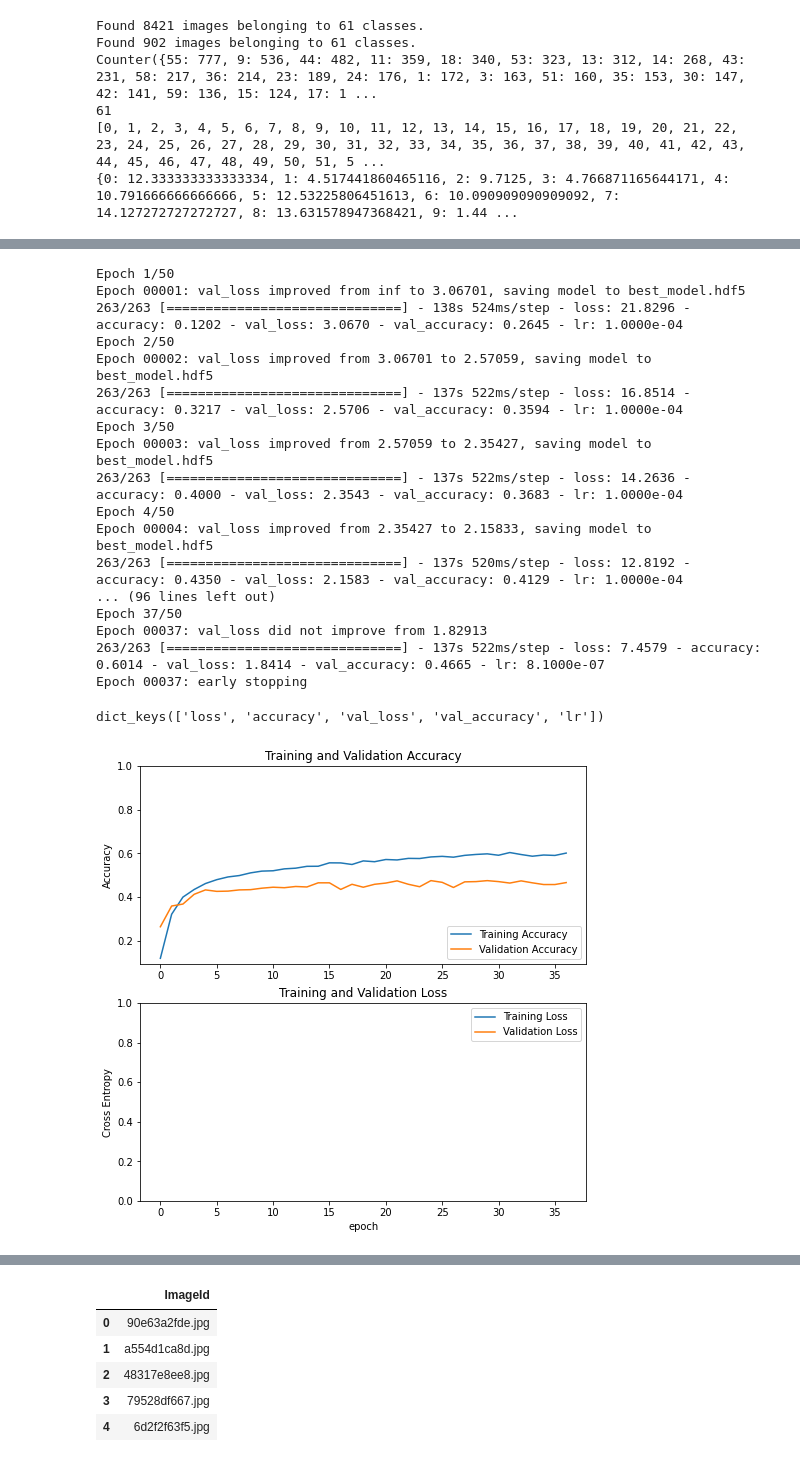
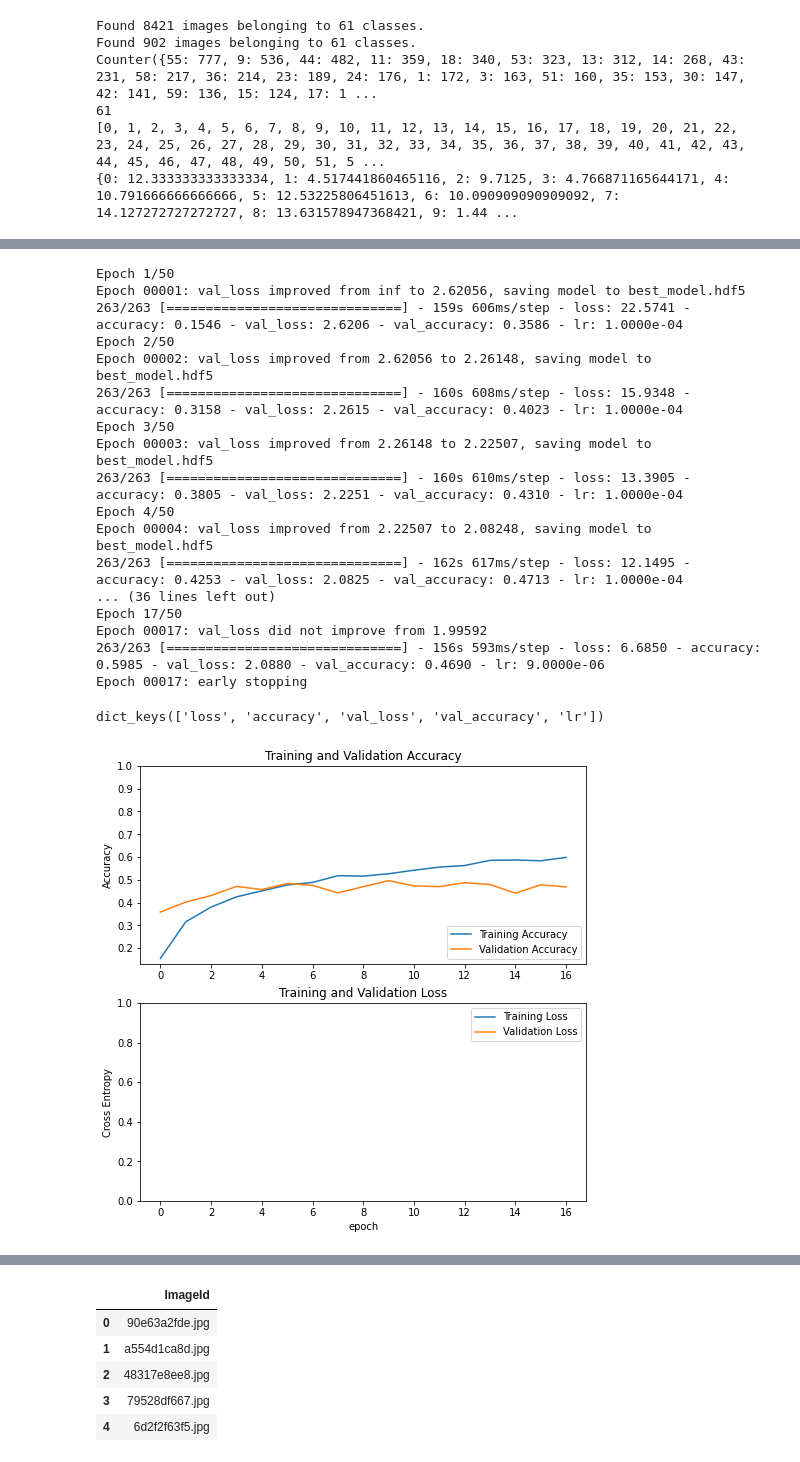
Before and after one commit to andreidore/aicrowd_blitz_may_2020, a Jupyter notebook: foodc_t.ipynb, the cells around one changed output, grey strips where cells are left out. Cells and saved outputs as stored; diff of their text form; code cells hidden in the pictures.

```diff
--- a/foodc_t.ipynb
+++ b/foodc_t.ipynb
@@ -103,7 +103,7 @@ print("Input size {}".format(IMAGE_SIZE))
 
 BATCH_SIZE = 32
 
-PREPROCESS_INPUT=tf.keras.applications.mobilenet_v2.preprocess_input
+PREPROCESS_INPUT=tf.keras.applications.densenet.preprocess_input
 # %% [output]
 Input size (224, 224)
 # %%
@@ -181,6 +181,6 @@ Counter({55: 777, 9: 536, 44: 482, 11: 359, 18: 340, 53: 323, 13: 312, 14: 268,
 [0, 1, 2, 3, 4, 5, 6, 7, 8, 9, 10, 11, 12, 13, 14, 15, 16, 17, 18, 19, 20, 21, 22, 23, 24, 25, 26, 27, 28, 29, 30, 31, 32, 33, 34, 35, 36, 37, 38, 39, 40, 41, 42, 43, 44, 45, 46, 47, 48, 49, 50, 51, 5 ...
 {0: 12.333333333333334, 1: 4.517441860465116, 2: 9.7125, 3: 4.766871165644171, 4: 10.791666666666666, 5: 12.53225806451613, 6: 10.090909090909092, 7: 14.127272727272727, 8: 13.631578947368421, 9: 1.44 ...
 # %%
-base_model = tf.keras.applications.MobileNetV2(weights = "imagenet", include_top=False, input_shape = IMAGE_SIZE+(3,))
+base_model = tf.keras.applications.DenseNet201(weights = "imagenet", include_top=False, input_shape = IMAGE_SIZE+(3,))
 base_model.trainable = False
 base_model.summary()
@@ -187,5 +205,15 @@ base_model.summary()
 # %%
 x = tf.keras.layers.GlobalAveragePooling2D()(base_model.output)
+
+weight_decay=1e-4
+
+x=tf.keras.layers.Dense(1024, activation='relu' , kernel_regularizer=tf.keras.regularizers.l2(weight_decay))(x)
+x=tf.keras.layers.BatchNormalization()(x)
+x=tf.keras.layers.Dropout(0.4)(x)
+
+x=tf.keras.layers.Dense(1024, activation='relu', kernel_regularizer=tf.keras.regularizers.l2(weight_decay))(x)
+x=tf.keras.layers.BatchNormalization()(x)
+x=tf.keras.layers.Dropout(0.4)(x)
 
 x= tf.keras.layers.Dense(train_generator.num_classes, activation='softmax', name='softmax')(x)
 
@@ -238,64 +263,64 @@ lrr= tf.keras.callbacks.ReduceLROnPlateau(
 
 model_checkpoint=tf.keras.callbacks.ModelCheckpoint(filepath="best_model.hdf5",verbose=1,save_best_only=True)
 wand_callback=wandb.keras.WandbCallback()
-early_stop_callback = tf.keras.callbacks.EarlyStopping(monitor='val_loss',verbose=2,patience=15)
+early_stop_callback = tf.keras.callbacks.EarlyStopping(monitor='val_loss',verbose=2,patience=7)
 
 steps_per_epoch = train_generator.samples // train_generator.batch_size
 validation_steps = validation_generator.samples // validation_generator.batch_size
-hist = model.fit(
+history = model.fit(
     train_generator,
     epochs=50, steps_per_epoch=steps_per_epoch,
     validation_data=validation_generator,
     validation_steps=validation_steps,
     callbacks=[model_checkpoint,wand_callback,lrr,early_stop_callback],class_weight=class_weights
-    ).history
+    )
 # %% [output]
 Epoch 1/50
-Epoch 00001: val_loss improved from inf to 3.06701, saving model to best_model.hdf5
-263/263 [==============================] - 138s 524ms/step - loss: 21.8296 - accuracy: 0.1202 - val_loss: 3.0670 - val_accuracy: 0.2645 - lr: 1.0000e-04
+Epoch 00001: val_loss improved from inf to 2.62056, saving model to best_model.hdf5
+263/263 [==============================] - 159s 606ms/step - loss: 22.5741 - accuracy: 0.1546 - val_loss: 2.6206 - val_accuracy: 0.3586 - lr: 1.0000e-04
 Epoch 2/50
-Epoch 00002: val_loss improved from 3.06701 to 2.57059, saving model to best_model.hdf5
-263/263 [==============================] - 137s 522ms/step - loss: 16.8514 - accuracy: 0.3217 - val_loss: 2.5706 - val_accuracy: 0.3594 - lr: 1.0000e-04
+Epoch 00002: val_loss improved from 2.62056 to 2.26148, saving model to best_model.hdf5
+263/263 [==============================] - 160s 608ms/step - loss: 15.9348 - accuracy: 0.3158 - val_loss: 2.2615 - val_accuracy: 0.4023 - lr: 1.0000e-04
 Epoch 3/50
-Epoch 00003: val_loss improved from 2.57059 to 2.35427, saving model to best_model.hdf5
-263/263 [==============================] - 137s 522ms/step - loss: 14.2636 - accuracy: 0.4000 - val_loss: 2.3543 - val_accuracy: 0.3683 - lr: 1.0000e-04
+Epoch 00003: val_loss improved from 2.26148 to 2.22507, saving model to best_model.hdf5
+263/263 [==============================] - 160s 610ms/step - loss: 13.3905 - accuracy: 0.3805 - val_loss: 2.2251 - val_accuracy: 0.4310 - lr: 1.0000e-04
 Epoch 4/50
-Epoch 00004: val_loss improved from 2.35427 to 2.15833, saving model to best_model.hdf5
-263/263 [==============================] - 137s 520ms/step - loss: 12.8192 - accuracy: 0.4350 - val_loss: 2.1583 - val_accuracy: 0.4129 - lr: 1.0000e-04
-... (96 lines left out)
-Epoch 37/50
-Epoch 00037: val_loss did not improve from 1.82913
-263/263 [==============================] - 137s 522ms/step - loss: 7.4579 - accuracy: 0.6014 - val_loss: 1.8414 - val_accuracy: 0.4665 - lr: 8.1000e-07
-Epoch 00037: early stopping
+Epoch 00004: val_loss improved from 2.22507 to 2.08248, saving model to best_model.hdf5
+263/263 [==============================] - 162s 617ms/step - loss: 12.1495 - accuracy: 0.4253 - val_loss: 2.0825 - val_accuracy: 0.4713 - lr: 1.0000e-04
+... (36 lines left out)
+Epoch 17/50
+Epoch 00017: val_loss did not improve from 1.99592
+263/263 [==============================] - 156s 593ms/step - loss: 6.6850 - accuracy: 0.5985 - val_loss: 2.0880 - val_accuracy: 0.4690 - lr: 9.0000e-06
+Epoch 00017: early stopping
 # %%
-print(hist.keys())
+print(history.history.keys())
 
-acc = hist['accuracy']
-val_acc = hist['val_accuracy']
+acc = history.history['accuracy']
+val_acc = history.history['val_accuracy']
 
-loss = hist['loss']
-val_loss = hist['val_loss']
+loss = history.history['loss']
+val_loss = history.history['val_loss']
 
 plt.figure(figsize=(8, 8))
 plt.subplot(2, 1, 1)
 plt.plot(acc, label='Training Accuracy')
 plt.plot(val_acc, label='Validation Accuracy')
 plt.legend(loc='lower right')
 plt.ylabel('Accuracy')
 plt.ylim([min(plt.ylim()),1])
 plt.title('Training and Validation Accuracy')
 
 plt.subplot(2, 1, 2)
 plt.plot(loss, label='Training Loss')
 plt.plot(val_loss, label='Validation Loss')
 plt.legend(loc='upper right')
 plt.ylabel('Cross Entropy')
 plt.ylim([0,1.0])
 plt.title('Training and Validation Loss')
 plt.xlabel('epoch')
 plt.show()
 # %% [output]
 dict_keys(['loss', 'accuracy', 'val_loss', 'val_accuracy', 'lr'])
-[figure, old version]
+[figure, new version]
 # %%
 model.load_weights('best_model.hdf5')
```
Also changed, not shown: parts of 11 cells of this notebook.
